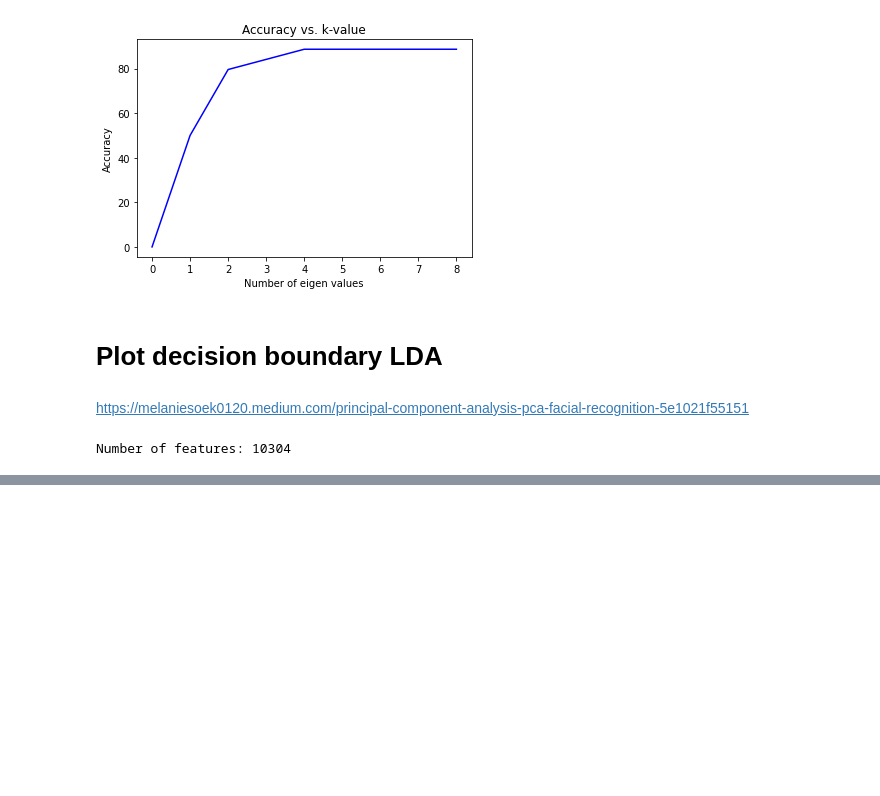
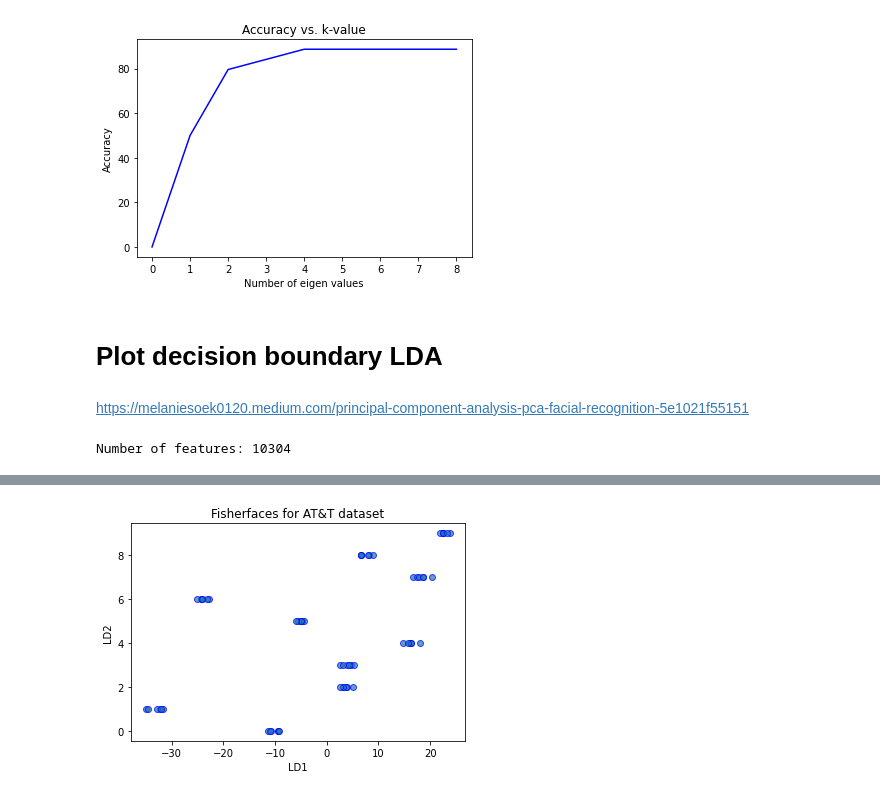
Before and after one commit to shivangibithel/ELL_784_assignment_2, a Jupyter notebook: FaceRecognition/Face-Recognition-master/LDA.ipynb, the cells around one changed output, grey strips where cells are left out. Saved outputs shown, nothing was run; the diff lists cells and outputs as text; code cells hidden in the pictures; blank space fills up the shorter version.

```diff
--- a/FaceRecognition/Face-Recognition-master/LDA.ipynb
+++ b/FaceRecognition/Face-Recognition-master/LDA.ipynb
@@ -523,3 +504,16 @@ plt.show()
+# %%
+plt.xlabel('LD1')
+plt.ylabel('LD2')
+plt.scatter(
+    X_lda[:,0],
+    y,
+    alpha=0.7,
+    edgecolors='b'
+)
+plt.title("Fisherfaces for AT&T dataset")
+plt.show()
+# %% [output]
+[figure, added]
 # %%
 plt.figure()
 # colors = ['navy', 'turquoise']
```
Also changed, not shown: parts of 5 cells of this notebook.
